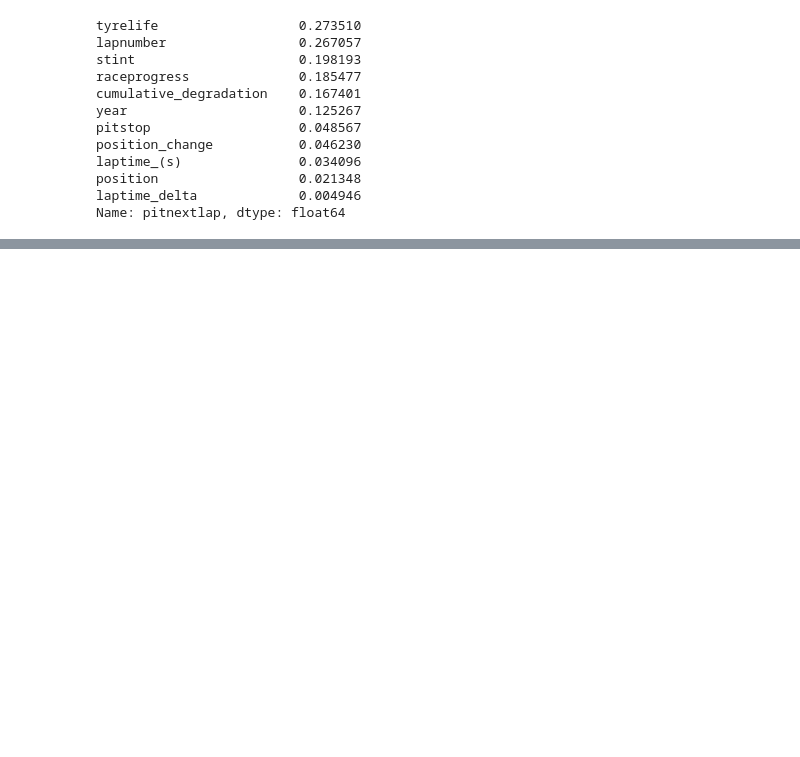
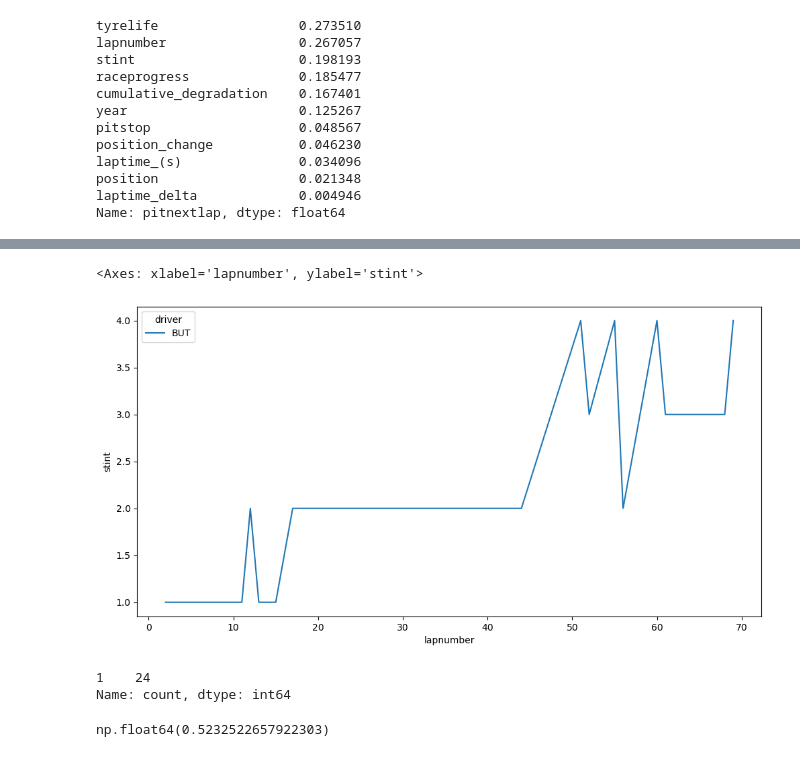
Before and after one commit to mcotton/playground-series-s6e05, a Jupyter notebook: EDA.ipynb, the cells around one changed output, grey strips where cells are left out. Saved outputs shown, nothing was run; the diff lists cells and outputs as text; code cells hidden in the pictures; blank space fills up the shorter version.

Commit message:
found that the data is inconsistent, uggh

```diff
--- a/EDA.ipynb
+++ b/EDA.ipynb
@@ -398,0 +379,3 @@ train_df.columns.to_list(), orig_df.columns.to_list()
+# %%
+df['wet_race'] = df['compound'].map({'HARD': 0, 'MEDIUM': 0, 'SOFT': 0, 'INTERMEDIATE': 1, 'WET': 1}).value_counts()
+df['dry_race'] = df['compound'].map({'HARD': 1, 'MEDIUM': 1, 'SOFT': 1, 'INTERMEDIATE': 0, 'WET': 0}).value_counts()
@@ -398,0 +418,2 @@ train_df.columns.to_list(), orig_df.columns.to_list()
+# %%
+aus_2022 = df.query("year == 2022").query("race == 'Austrian Grand Prix'").query("driver == 'BUT'").sort_values(by='lapnumber')
@@ -398,0 +440,14 @@ train_df.columns.to_list(), orig_df.columns.to_list()
+# %%
+sns.lineplot(data=aus_2022, x='lapnumber', y='stint', hue='driver')
+# %% [output]
+<Axes: xlabel='lapnumber', ylabel='stint'>
+[figure, added]
+# %%
+aus_2022.query("driver == 'BUT'").groupby('lapnumber').size().value_counts()
+# %% [output]
+1    24
+Name: count, dtype: int64
+# %%
+(df['stint'] == df['pitstop'] + 1).mean()
+# %% [output]
+np.float64(0.5232522657922303)
```
Also changed, not shown: parts of 11 cells of this notebook, 4 other files.
